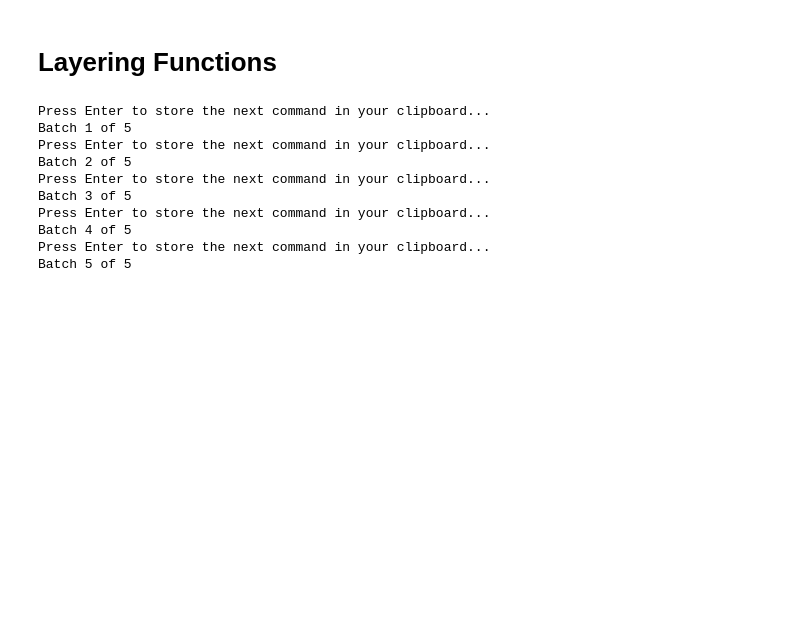
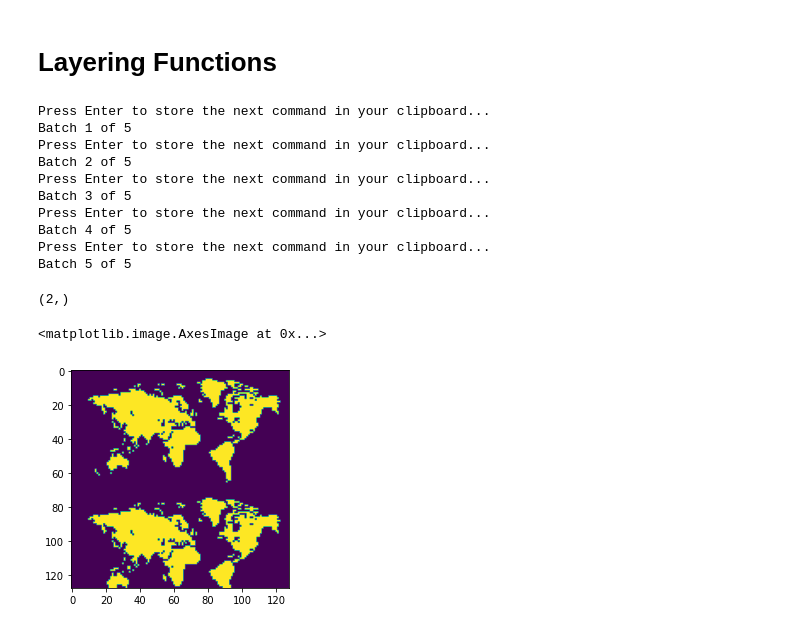
Before and after one commit to DavidResin/polycraft, a Jupyter notebook: heightmap/heightmap.ipynb, the cells around one changed output. Drawn from its saved outputs; the diff is of its cells as text; code cells hidden in the pictures; blank space fills up the shorter version.

```diff
--- a/heightmap/heightmap.ipynb
+++ b/heightmap/heightmap.ipynb
@@ -259,2 +225,0 @@ array([1, 2, 3, 4, 5, 6])
-# %%
-ret = np.zeros(x.shape)
@@ -850,0 +853,16 @@ Batch 5 of 5
+# %%
+heightmap[..., 3].shape
+aggr.shape
+# %% [output]
+(2,)
+# %%
+heightmap = np.dstack([big_fish_arr & big_dk_arr & big_world_arr, (1 - big_fish_arr) & big_dk_arr & big_world_arr, (1 - big_dk_arr) & big_world_arr, (1 - big_world_arr)])[:, ::-1, :]
+aggr = np.zeros((128, 128), dtype=int)
+
+for i in range(heightmap.shape[2]):
+    aggr += heightmap[..., 3 - i] * i
+
+plt.imshow(aggr > 0)
+# %% [output]
+<matplotlib.image.AxesImage at 0x...>
+[figure, added]
```
Also changed, not shown: parts of 30 cells of this notebook.
